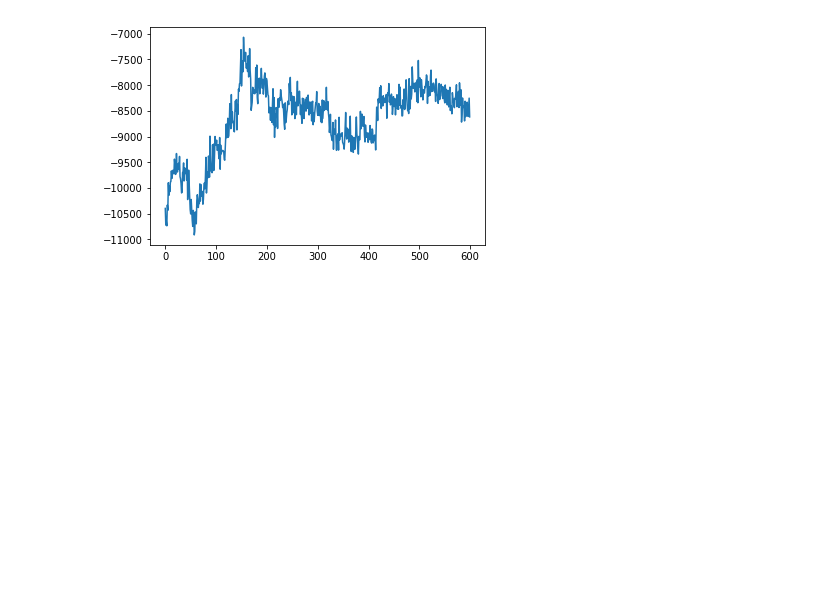
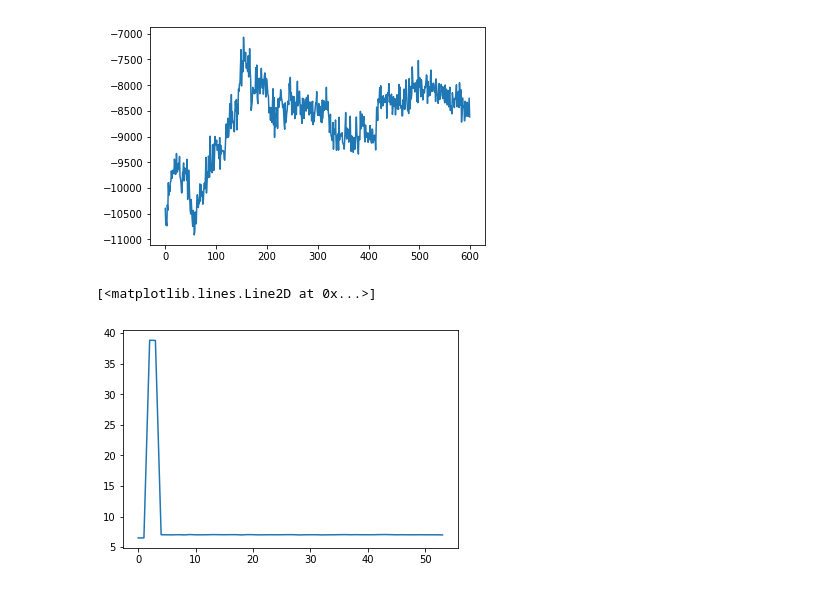
Before and after one commit to yuqian222/constraint_optimization, a Jupyter notebook: viz.ipynb, the cells around one changed output. Cells and saved outputs as stored; diff of their text form; code cells hidden in the pictures; blank space fills up the shorter version.

```diff
--- a/viz.ipynb
+++ b/viz.ipynb
@@ -75,3 +75,8 @@ plt.plot(readfile("results/04_25_23_10.txt"))
 # %% [output]
 [<matplotlib.lines.Line2D at 0x...>]
 [figure]
+# %%
+plt.plot(readfile("results/hopper_04_29_21_19.txt"))
+# %% [output]
+[<matplotlib.lines.Line2D at 0x...>]
+[figure, added]
```
Also changed, not shown: parts of 1 cell of this notebook, 1 other file.
